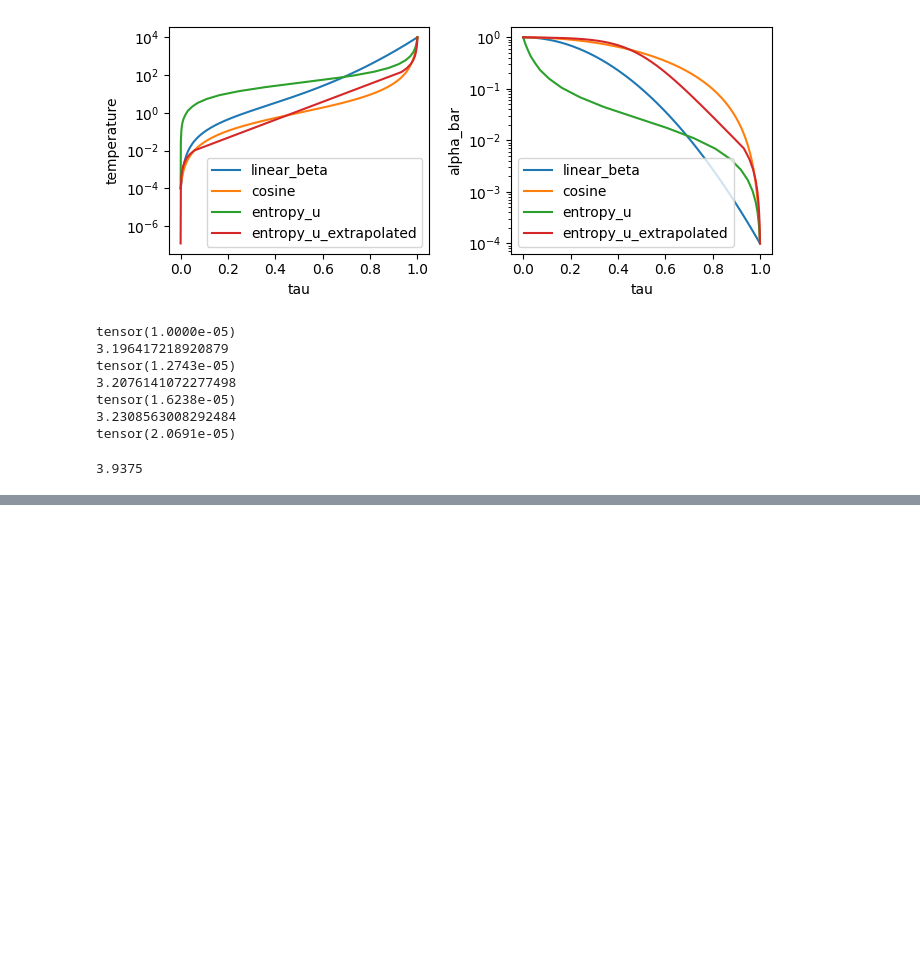
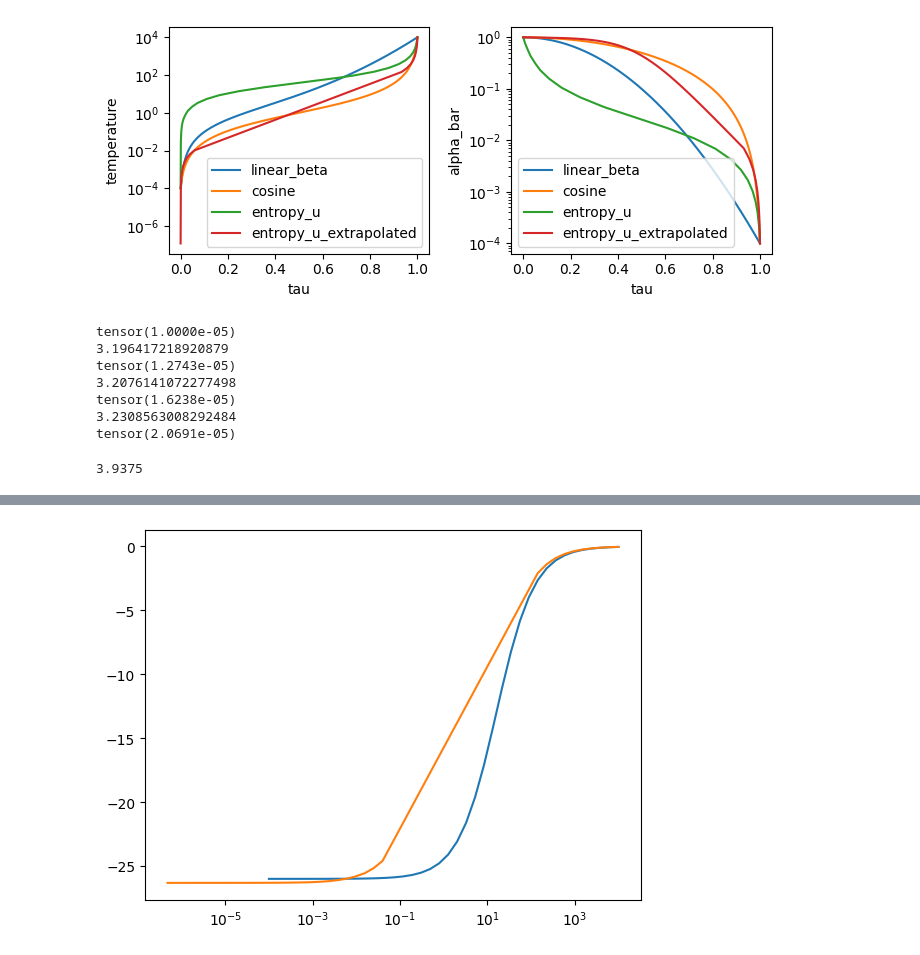
Before and after one commit to antoniibelyshev/physics-of-diffusion-models, a Jupyter notebook: compare_schedules.ipynb, the cells around one changed output, grey strips where cells are left out. Cells and saved outputs as stored; diff of their text form; code cells hidden in the pictures; blank space fills up the shorter version.

```diff
--- a/compare_schedules.ipynb
+++ b/compare_schedules.ipynb
@@ -122,0 +163,47 @@ tensor(2.0691e-05)
+# %%
+from utils import load_config
+import matplotlib.pyplot as plt
+from diffusion.diffusion_dynamic import NoiseScheduler
+import torch
+import numpy as np
+
+
+# plt.figure(figsize=(5, 5))
+
+tau = torch.linspace(0, 1, 1000)
+config = load_config()
+
+config.sample.min_temp = 1e-4
+
+config.sample.extrapolation_type = "sigmoid"
+for logn_effective in config.fid.varied_parameters["logn_effective"]:
+    # config.sample.logn_effective = float(logn_effective)
+    config.sample.logn_effective = 26
+    scheduler = NoiseScheduler.from_config(config, noise_schedule_type="entropy_u_extrapolated")
+    temp = scheduler(tau).exp()
+    # plt.plot(tau, temp, c="blue")
+    break
+
+# plt.show()
+
+config.sample.extrapolation_type = "linear_middle"
+for l_temp in config.fid.varied_parameters["l_temp"]:
+    config.sample.l_temp = float(l_temp)
+    scheduler = NoiseScheduler.from_config(config, noise_schedule_type="entropy_u_extrapolated")
+    temp = scheduler(tau).exp()
+    # plt.plot(tau, temp, c=get_heatmap_color(np.log(float(logn_effective)) / np.log(4e6)))
+    # plt.plot(tau, temp, c="red")
+    break
+
+# plt.show()
+
+for noise_schedule_type in ["linear_beta", "cosine", "entropy_u"]:
+    scheduler = NoiseScheduler.from_config(config, noise_schedule_type=noise_schedule_type)
+    temp = scheduler(tau).exp()
+    # plt.scatter(tau, temp, label = noise_schedule_type)
+
+# plt.yscale("log")
+# plt.legend()
+# plt.show()
+# %% [output]
+[figure, added]
```
Also changed, not shown: parts of 4 cells of this notebook, 4 other files.
